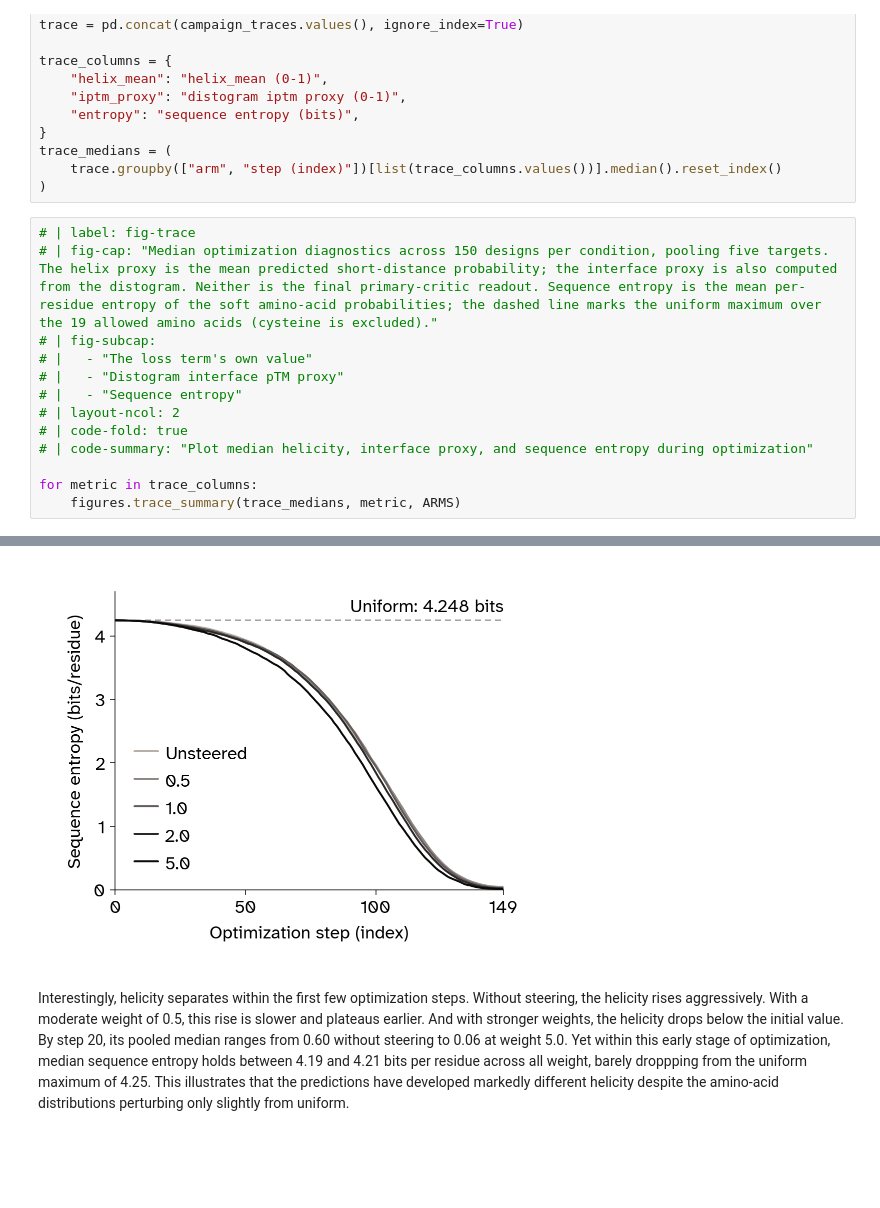
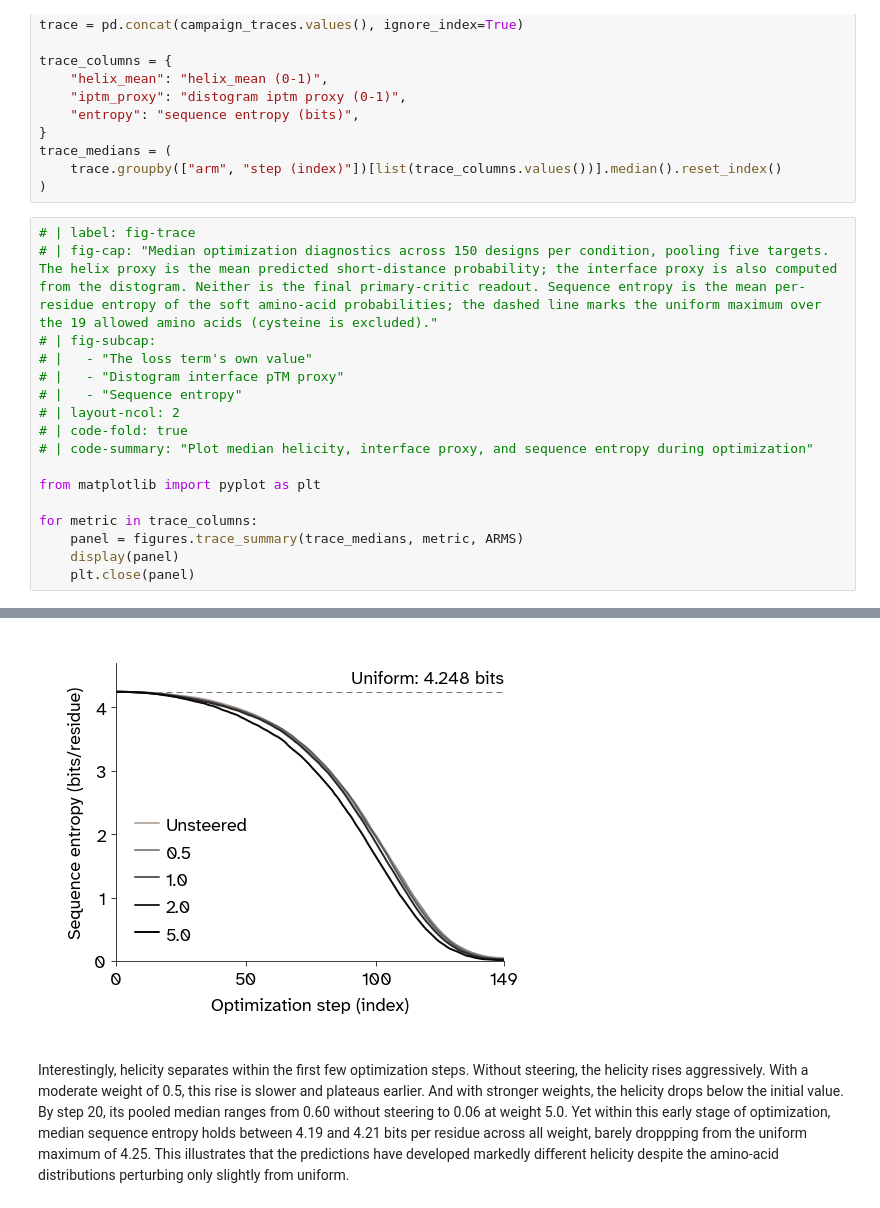
Before and after one commit to Arcadia-Science/esmfold2-secondary-structure-steering, a Jupyter notebook: index.ipynb, the cells around one changed output, grey strips where cells are left out. Cells and saved outputs as stored; diff of their text form; blank space fills up the shorter version.

```diff
--- a/index.ipynb
+++ b/index.ipynb
@@ -448,6 +448,10 @@ trace_medians = (
 # | code-fold: true
 # | code-summary: "Plot median helicity, interface proxy, and sequence entropy during optimization"
 
+from matplotlib import pyplot as plt
+
 for metric in trace_columns:
-    figures.trace_summary(trace_medians, metric, ARMS)
+    panel = figures.trace_summary(trace_medians, metric, ARMS)
+    display(panel)
+    plt.close(panel)
 # %% [output]
@@ -455,5 +459,5 @@ for metric in trace_columns:
 [figure]
-[figure, old version]
+[figure, new version]
 # %% [markdown]
 Interestingly, helicity separates within the first few optimization steps. Without steering, the helicity rises aggressively. With a moderate weight of 0.5, this rise is slower and plateaus earlier. And with stronger weights, the helicity drops below the initial value. By step 20, its pooled median ranges from 0.60 without steering to 0.06 at weight 5.0. Yet within this early stage of optimization, median sequence entropy holds between 4.19 and 4.21 bits per residue across all weight, barely droppping from the uniform maximum of 4.25. This illustrates that the predictions have developed markedly different helicity despite the amino-acid distributions perturbing only slightly from uniform.
 # %% [markdown]
```
Also changed, not shown: parts of 20 cells of this notebook, 53 other files.
